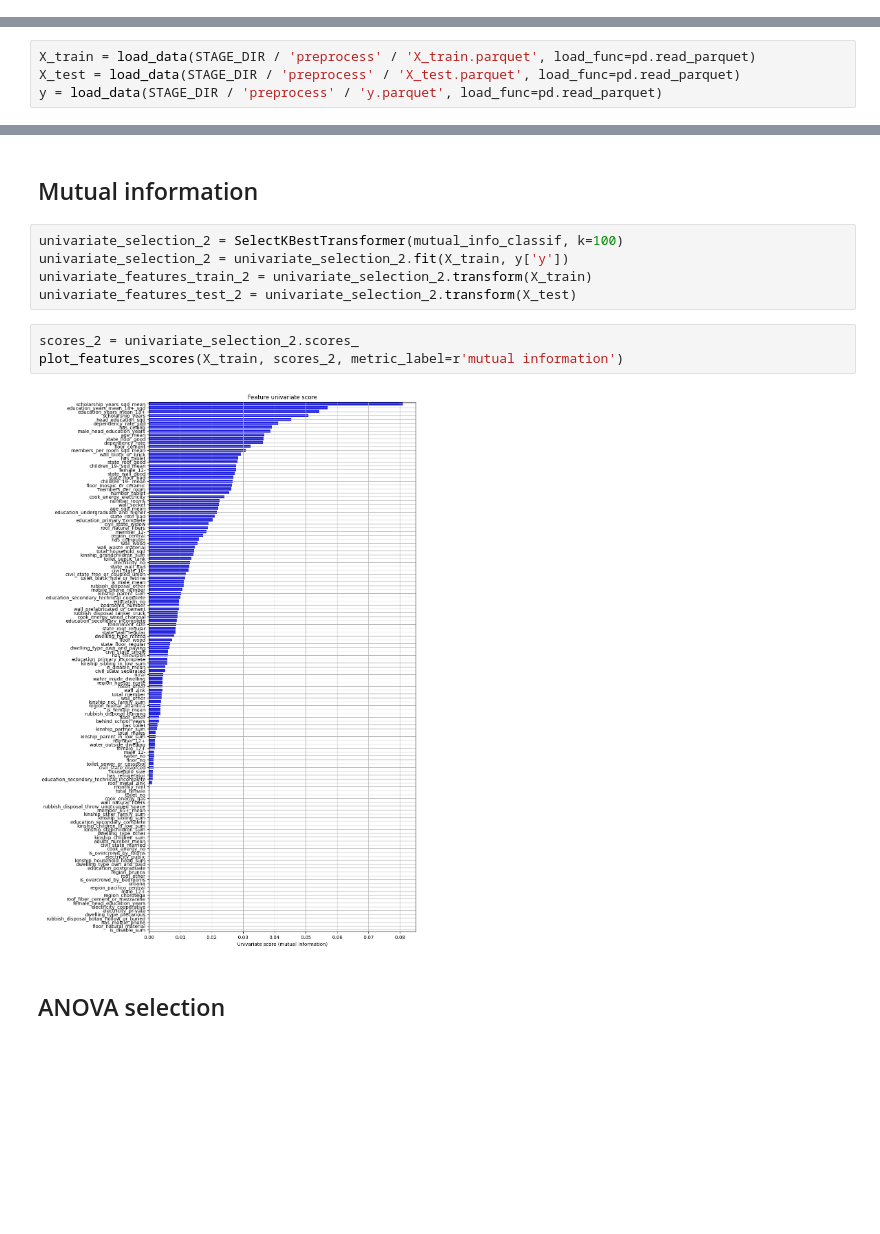
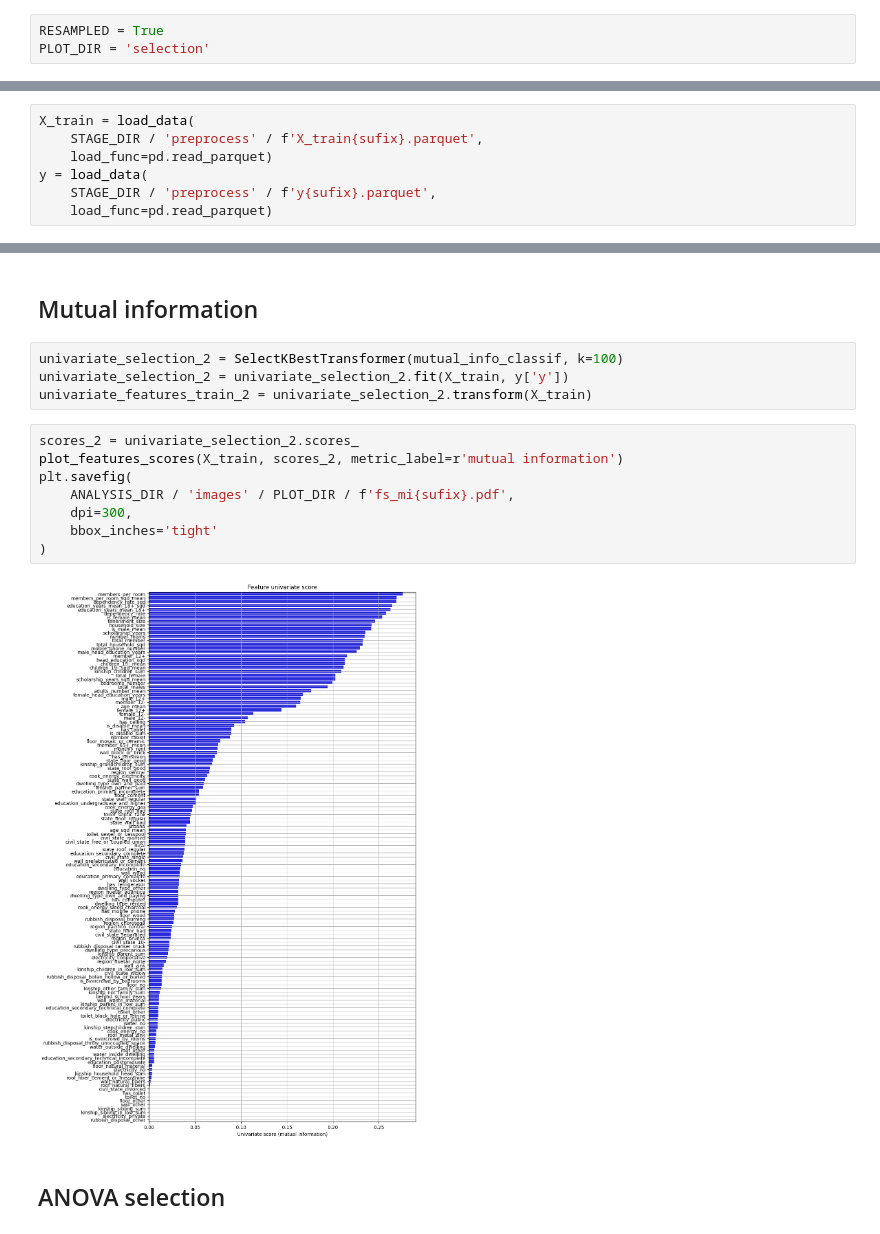
Before and after one commit to gabyarte/projects-ml, a Jupyter notebook: notebooks/2_feature_selection.ipynb, the cells around one changed output, grey strips where cells are left out. Drawn from its saved outputs; the diff is of its cells as text; blank space fills up the shorter version.

Commit message:
feat: Improvements on probabilistic models and preprocessing

```diff
--- a/notebooks/2_feature_selection.ipynb
+++ b/notebooks/2_feature_selection.ipynb
@@ -16,3 +14,6 @@ from utils.dataload import load_data
 from utils.display import cdisplay
 from utils.plots import plot_features_scores
 from utils.transformers import SelectKBestTransformer, ReliefFTransformer
+# %%
+RESAMPLED = True
+PLOT_DIR = 'selection'
@@ -19,7 +22,10 @@ from utils.transformers import SelectKBestTransformer, ReliefFTransformer
 # %%
-X_train = load_data(STAGE_DIR / 'preprocess' / 'X_train.parquet', load_func=pd.read_parquet)
-X_test = load_data(STAGE_DIR / 'preprocess' / 'X_test.parquet', load_func=pd.read_parquet)
-y = load_data(STAGE_DIR / 'preprocess' / 'y.parquet', load_func=pd.read_parquet)
+X_train = load_data(
+    STAGE_DIR / 'preprocess' / f'X_train{sufix}.parquet',
+    load_func=pd.read_parquet)
+y = load_data(
+    STAGE_DIR / 'preprocess' / f'y{sufix}.parquet',
+    load_func=pd.read_parquet)
 # %% [markdown]
 # Univariate feature selection
 # %% [markdown]
@@ -40,12 +50,16 @@ plot_features_scores(X_train, scores_1, metric_label=r'$p_{value}$')
 univariate_selection_2 = SelectKBestTransformer(mutual_info_classif, k=100)
 univariate_selection_2 = univariate_selection_2.fit(X_train, y['y'])
 univariate_features_train_2 = univariate_selection_2.transform(X_train)
-univariate_features_test_2 = univariate_selection_2.transform(X_test)
 # %%
 scores_2 = univariate_selection_2.scores_
 plot_features_scores(X_train, scores_2, metric_label=r'mutual information')
+plt.savefig(
+    ANALYSIS_DIR / 'images' / PLOT_DIR / f'fs_mi{sufix}.pdf',
+    dpi=300,
+    bbox_inches='tight'
+)
 # %% [output]
-[figure, old version]
+[figure, new version]
 # %% [markdown]
 ## ANOVA selection
 # %%
```
Also changed, not shown: parts of 13 cells of this notebook, 41 other files.
